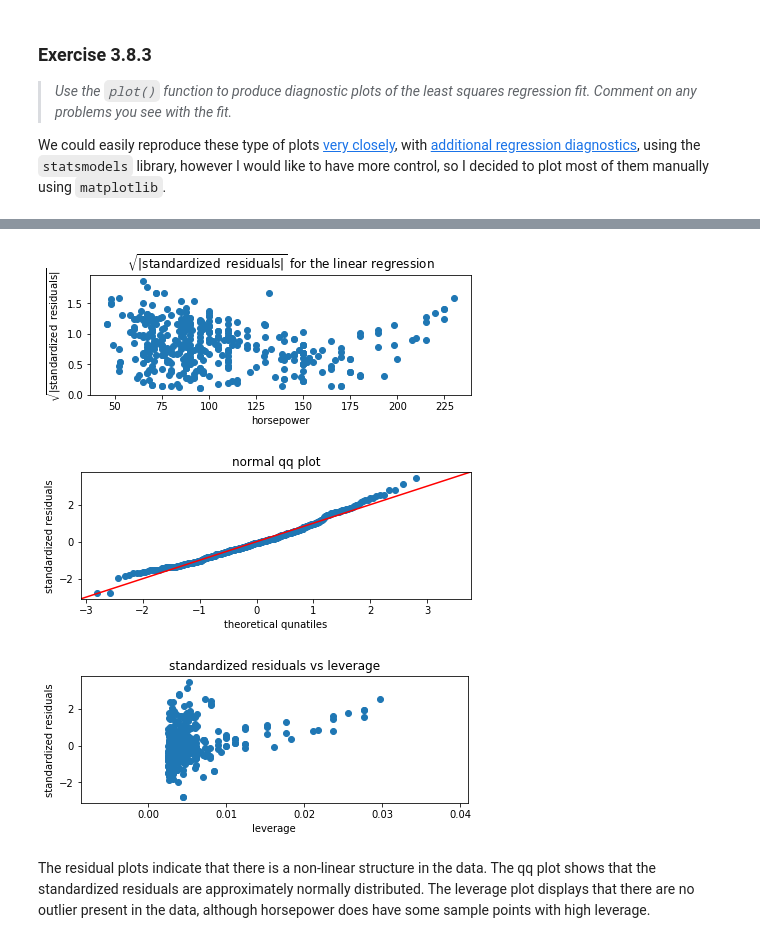
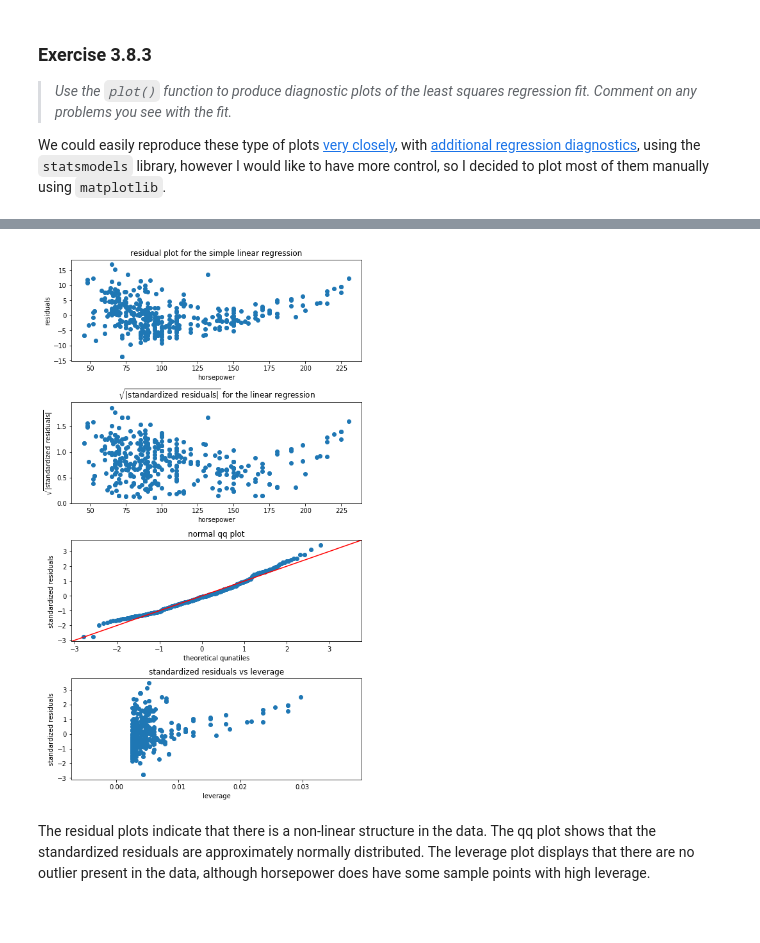
Before and after one commit to HerrBroekman/Python-solutions-for-An-Introduction-to-Statistical-Learning, a Jupyter notebook: Chapter3/Exercise8/3_8.ipynb, the cells around one changed output, grey strips where cells are left out. Drawn from its saved outputs; the diff is of its cells as text; code cells hidden in the pictures; blank space fills up the shorter version.

```diff
--- a/Chapter3/Exercise8/3_8.ipynb
+++ b/Chapter3/Exercise8/3_8.ipynb
@@ -251,31 +232,7 @@ _ = ax.set_title(f'residual plot for the linear regression')
-# %%
-standardized_residual = preprocessing.scale(residual)
-fig, ax = plt.subplots(constrained_layout=True, figsize=(6, 2.5))
-_ = ax.scatter(x=X['horsepower'], y=np.absolute(standardized_residual)**0.5)
-_ = ax.set_xlabel('horsepower')
-_ = ax.set_ylabel(r'$\sqrt{\left|\mathrm{standardized \,\,\, residuals}\right|}$')
-_ = ax.set_title(r'$\sqrt{\left|\mathrm{standardized \,\,\, residuals}\right|}$ for the linear regression')
-# %% [output]
-[figure, removed]
-# %%
-fig, ax = plt.subplots(constrained_layout=True, figsize=(6, 2.5))
-_ = sm.qqplot(standardized_residual, line='45', c=None, ax=ax)
-_ = ax.set_xlabel('theoretical qunatiles')
-_ = ax.set_ylabel('standardized residuals')
-_ = ax.set_title('normal qq plot')
-# %% [output]
-[figure, removed]
-# %%
-X_mean = np.mean(X['horsepower'])
-total_variance = np.sum((X['horsepower']-X_mean)**2)
-n = X.shape[0]
-leverage = (1/n) + (X['horsepower']-X_mean)**2 / total_variance
-fig, ax = plt.subplots(constrained_layout=True, figsize=(6, 2.5))
-_ = ax.scatter(x=leverage, y=standardized_residual)
-_ = ax.set_xlabel('leverage')
-_ = ax.set_ylabel('standardized residuals')
-_ = ax.set_title(f'standardized residuals vs leverage')
-# %% [output]
-[figure, removed]
+# %%
+# createResidualPlots
+createResidualPlots(X, Y, descriptive=['horsepower'])
+# %% [output]
+[figure, added]
 # %% [markdown]
 <p>The residual plots indicate that there is a non-linear structure in the data. The qq plot shows that the standardized residuals are approximately normally distributed. The leverage plot displays that there are no outlier present in the data, although horsepower does have some sample points with high leverage.</p>
```
Also changed, not shown: parts of 5 cells of this notebook, 4 other files.
